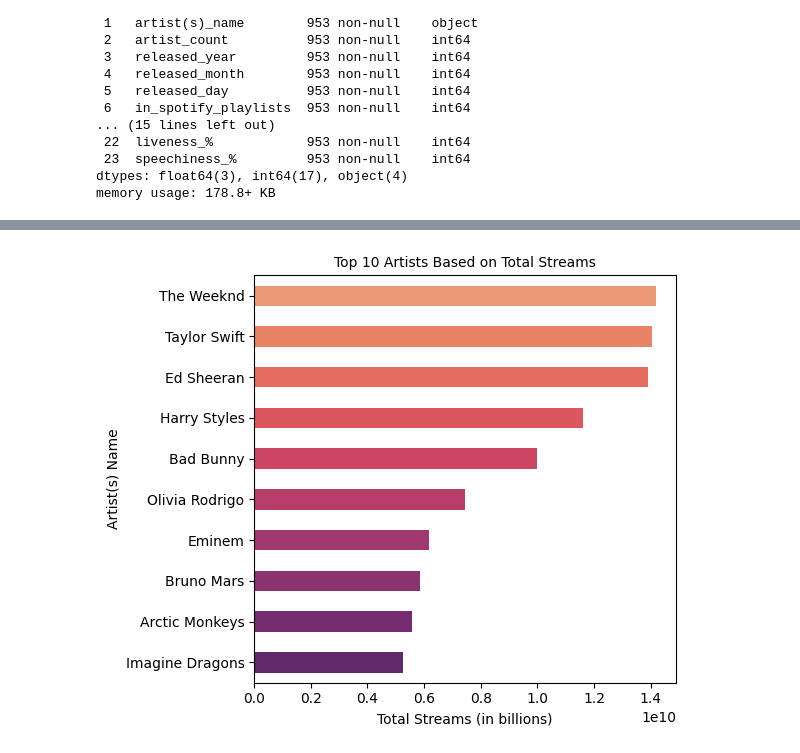
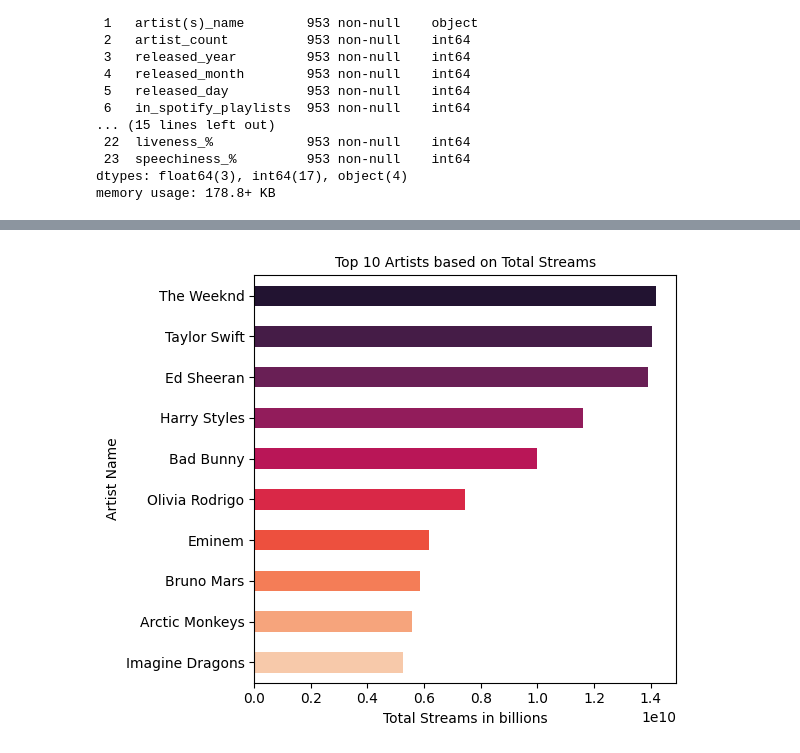
Before and after one commit to janaStani/CPA-MSSS, a Jupyter notebook: cross-platform-analysis.ipynb, the cells around one changed output, grey strips where cells are left out. Saved outputs shown, nothing was run; the diff lists cells and outputs as text; code cells hidden in the pictures.

```diff
--- a/cross-platform-analysis.ipynb
+++ b/cross-platform-analysis.ipynb
@@ -168,14 +175,14 @@ plt.show()
 # %%
-# Grouping by artist(s) again and summing up their streams
+# Group by artist and sum up their streams
 artist_streams = df.groupby('artist(s)_name')['streams'].sum().sort_values(ascending=False).head(10)
 
-# Plotting the artists with the most streams again
+# Plot the artists with the most streams
 plt.figure(figsize=(6, 5))
-sns.barplot(x=artist_streams.values, y=artist_streams.index, palette="flare" ,width=0.5, saturation = 2,orient='h')
-plt.title('Top 10 Artists Based on Total Streams', fontsize=10)
-plt.xlabel('Total Streams (in billions)')
-plt.ylabel('Artist(s) Name')
+sns.barplot(x=artist_streams.values, y=artist_streams.index, palette="rocket" ,width=0.5, saturation = 2,orient='h')
+plt.title('Top 10 Artists based on Total Streams', fontsize=10)
+plt.xlabel('Total Streams in billions')
+plt.ylabel('Artist Name')
 plt.tight_layout()
 plt.show()
 # %% [output]
-[figure, old version]
+[figure, new version]
```
Also changed, not shown: parts of 9 cells of this notebook.
